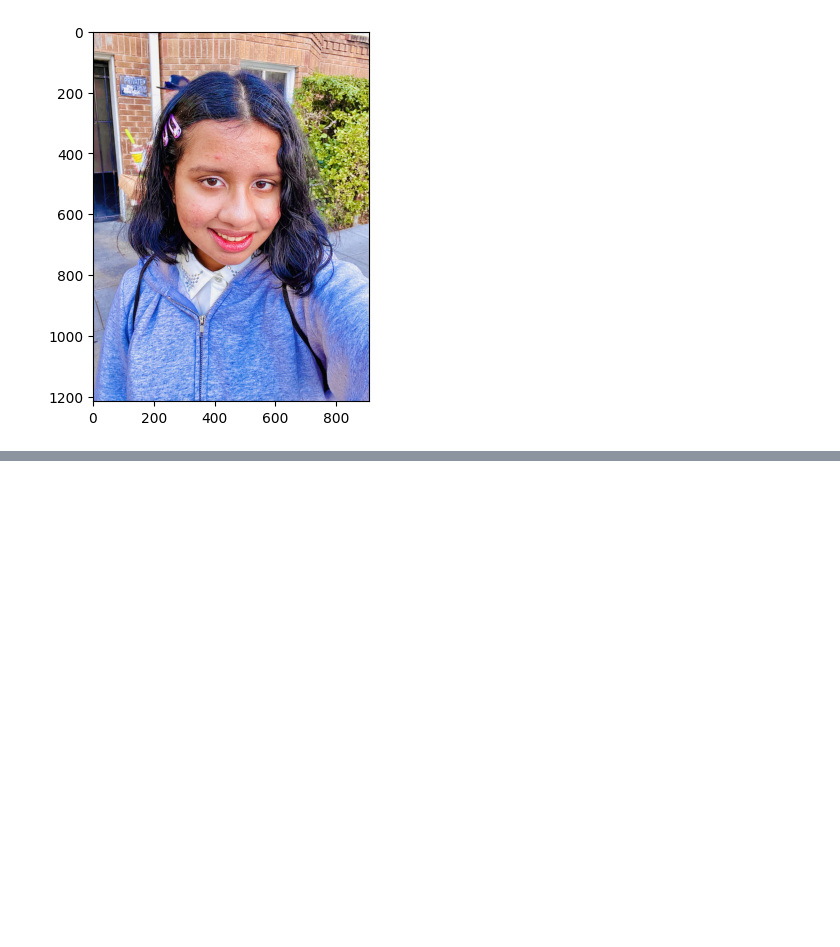
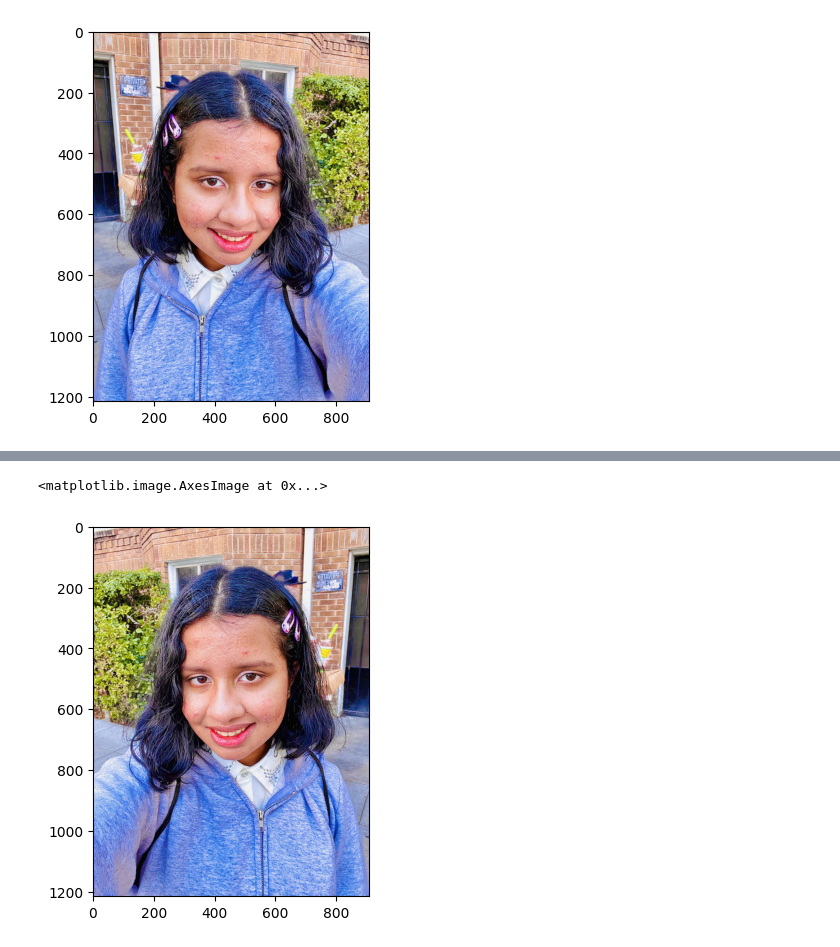
Before and after one commit to jelly-decoder28/poppy-june, a Jupyter notebook: Matplotphotolab.ipynb, the cells around one changed output, grey strips where cells are left out. Saved outputs shown, nothing was run; the diff lists cells and outputs as text; code cells hidden in the pictures; blank space fills up the shorter version.

```diff
--- a/Matplotphotolab.ipynb
+++ b/Matplotphotolab.ipynb
@@ -42,0 +48,5 @@ plt.imshow(photo)
+# %%
+plt.imshow(photo[:,::-1])
+# %% [output]
+<matplotlib.image.AxesImage at 0x...>
+[figure, added]
```
Also changed, not shown: parts of 4 cells of this notebook.
